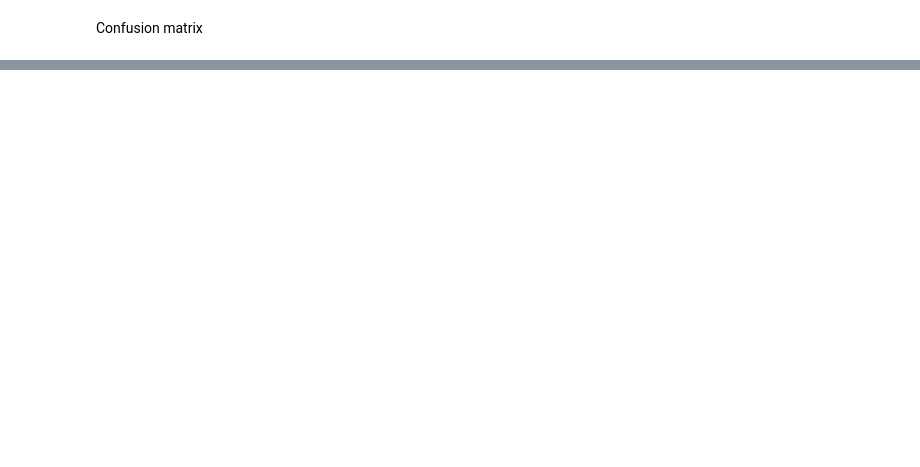
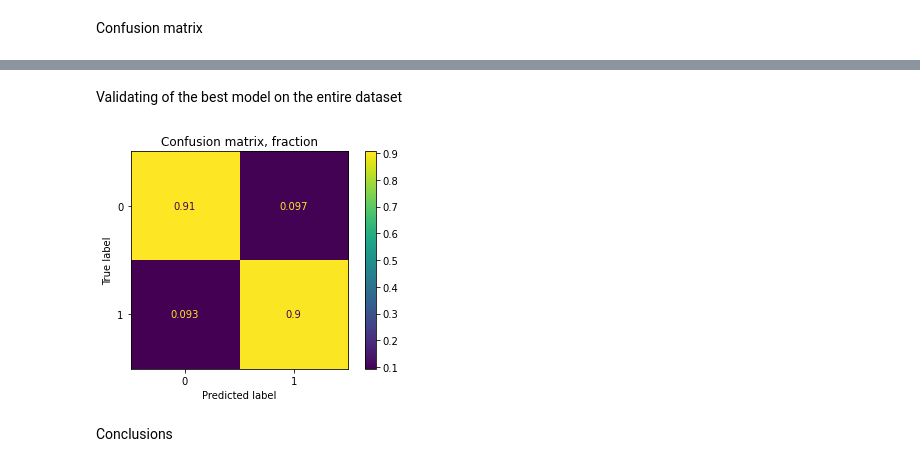
Before and after one commit to valeryspy/airline-satisfaction-classification, a Jupyter notebook: Airline_Classification.ipynb, the cells around one changed output, grey strips where cells are left out. Cells and saved outputs as stored; diff of their text form; code cells hidden in the pictures; blank space fills up the shorter version.

```diff
--- a/Airline_Classification.ipynb
+++ b/Airline_Classification.ipynb
@@ -270,0 +331,25 @@ plt.show()
+# %% [markdown]
+Validating of the best model on the entire dataset
+# %%
+X=df2.iloc[:,:-1] # extract dataframe to predictor variables
+Y=df2.iloc[:,-1:] # extract dataframe to response variables
+
+  # split dataset into train and validation subsets
+#train_X, test_X, train_Y, test_Y = train_test_split(X, Y, test_size=0.2)
+
+  # validating the model
+y_pred = clf.predict(X)
+
+from sklearn.metrics import confusion_matrix, ConfusionMatrixDisplay
+
+
+cm = confusion_matrix(Y, y_pred, labels=clf.classes_, normalize='pred')
+disp = ConfusionMatrixDisplay(confusion_matrix=cm,
+                        display_labels=clf.classes_)
+disp.plot()
+plt.title("Confusion matrix, fraction")
+plt.show()
+# %% [output]
+[figure, added]
+# %% [markdown]
+Conclusions
```
Also changed, not shown: parts of 16 cells of this notebook.
